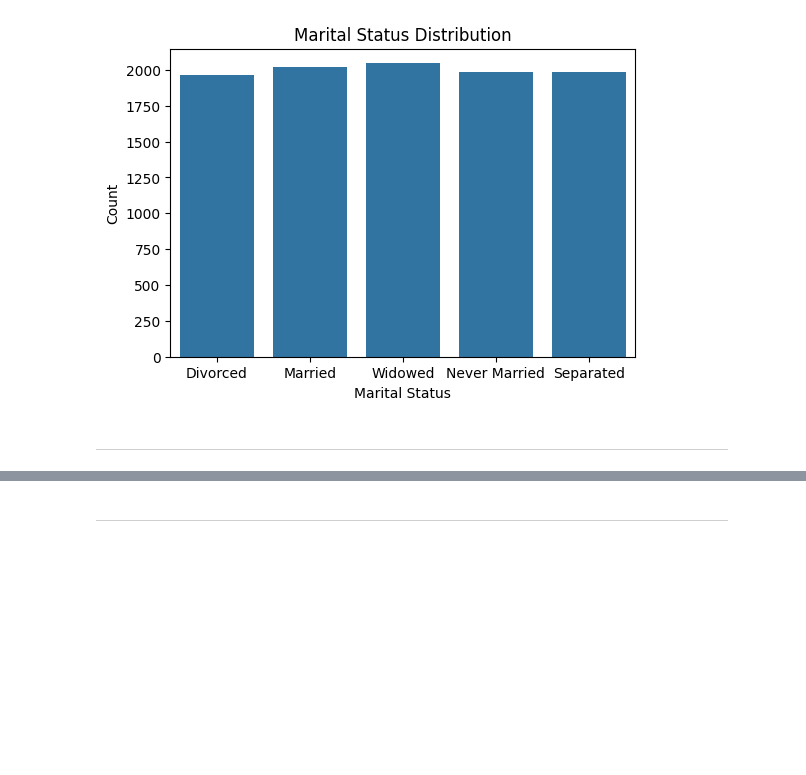
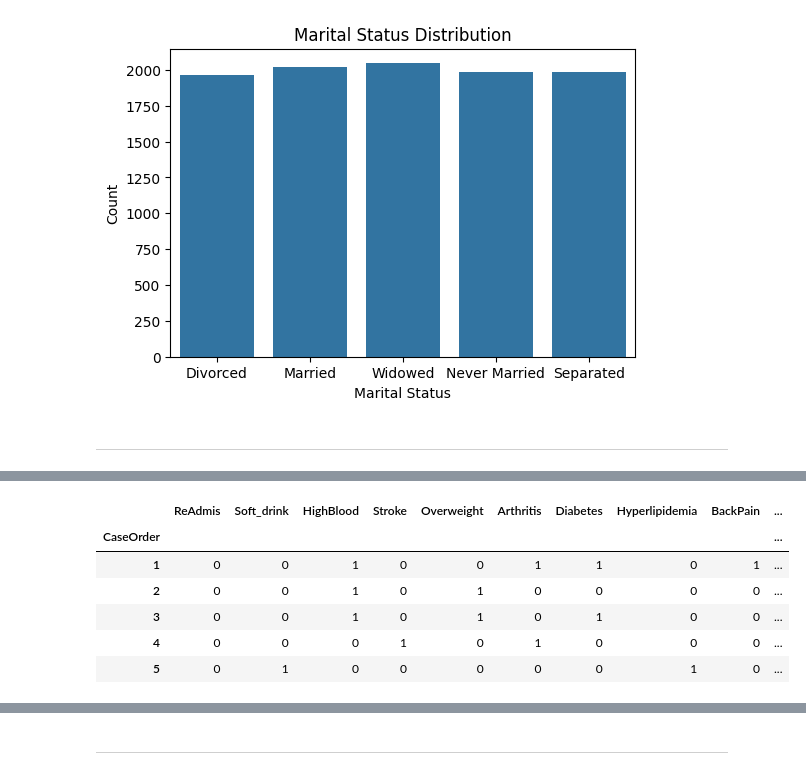
Before and after one commit to vertigoa/master, a Jupyter notebook: d208_task_1.ipynb, the cells around one changed output, grey strips where cells are left out. Drawn from its saved outputs; the diff is of its cells as text; code cells hidden in the pictures; blank space fills up the shorter version.

```diff
--- a/d208_task_1.ipynb
+++ b/d208_task_1.ipynb
@@ -592,0 +615,12 @@ plt.show()
+# %%
+binary_vars = ['ReAdmis', 'Soft_drink', 'HighBlood', 'Stroke', 'Overweight', 'Arthritis', 'Diabetes', 'Hyperlipidemia', 'BackPain', 'Anxiety', 'Allergic_rhinitis', 'Reflux_esophagitis', 'Asthma']
+
+df[binary_vars] = df[binary_vars].replace({'Yes': 1, 'No': 0})
+# %% [output]
+|  | ReAdmis | Soft_drink | HighBlood | Stroke | Overweight | Arthritis | Diabetes | Hyperlipidemia | BackPain | ... |
+| CaseOrder |  |  |  |  |  |  |  |  |  | ... |
+| 1 | 0 | 0 | 1 | 0 | 0 | 1 | 1 | 0 | 1 | ... |
+| 2 | 0 | 0 | 1 | 0 | 1 | 0 | 0 | 0 | 0 | ... |
+| 3 | 0 | 0 | 1 | 0 | 1 | 0 | 1 | 0 | 0 | ... |
+| 4 | 0 | 0 | 0 | 1 | 0 | 1 | 0 | 0 | 0 | ... |
+| 5 | 0 | 1 | 0 | 0 | 0 | 0 | 0 | 1 | 0 | ... |
```
Also changed, not shown: parts of 22 cells of this notebook.
